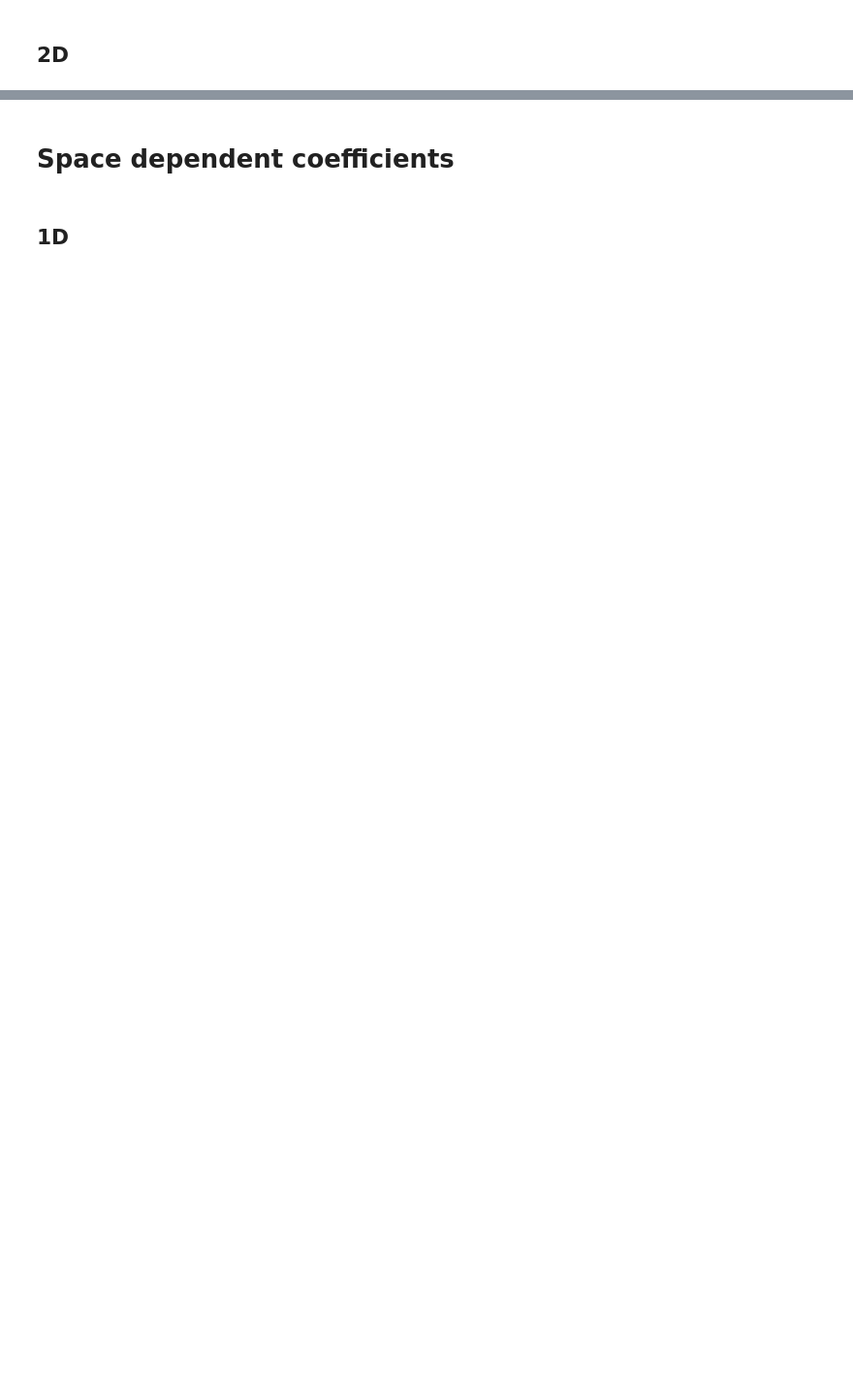
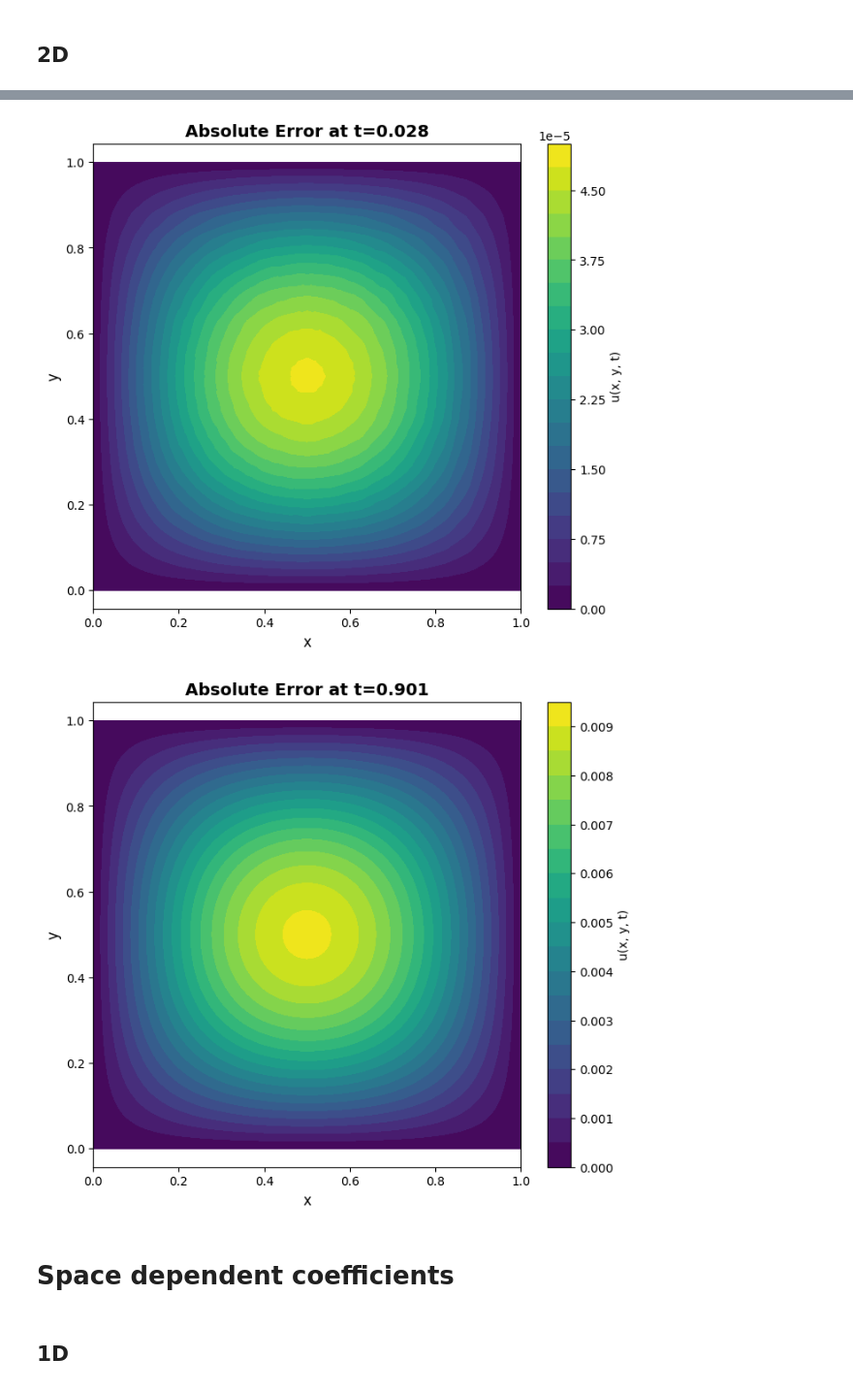
Before and after one commit to livelstorborg/FYS5429, a Jupyter notebook: code/main.ipynb, the cells around one changed output, grey strips where cells are left out. Shown at 97% size. Drawn from its saved outputs; the diff is of its cells as text; code cells hidden in the pictures; blank space fills up the shorter version.

```diff
--- a/code/main.ipynb
+++ b/code/main.ipynb
@@ -207,3 +203,51 @@ plot_scheme_error_at_t(
+# %%
+Nx = 100
+Ny = 100
+T = 1.0
+c = 1.0
+cfl = 0.5
+
+x, y, t, dx, dy, dt =create_grid(Nx=Nx, Ny=Ny, T=T, c=c, cfl=cfl, dim=2)
+
+u_exact_2D = u_exact(x, t, y, c=c, dim=2)
+u_fd_2D = fd_solve(x, t, dx, dt, y, dy, c=c, dim=2)
+# %%
+import matplotlib.pyplot as plt
+def plot_2d_heatmap(x, y, t, U, t_eval, title="", save_path=None):
+
+    # Finn nærmeste tidspunkt
+    idx = np.argmin(np.abs(t - t_eval))
+
+    # Lag heatmap
+    plt.figure(figsize=(8, 7))
+    X, Y = np.meshgrid(x, y)
+
+    plt.contourf(X, Y, U[idx, :, :].T, levels=20, cmap='viridis')
+    plt.colorbar(label='u(x, y, t)')
+
+    plt.xlabel('x', fontsize=12)
+    plt.ylabel('y', fontsize=12)
+    plt.title(f'{title} at t={t[idx]:.3f}', fontsize=14, fontweight='bold')
+    plt.axis('equal')
+
+    if save_path:
+        plt.savefig(save_path, dpi=300, bbox_inches='tight')
+
+    plt.show()
+
+
+# Bruk:
+
+plot_2d_heatmap(x, y, t, np.abs(u_fd_2D - u_exact_2D), t_eval=0.03,
+                title="Absolute Error",
+                save_path="figs/error_2d.pdf")
+
+plot_2d_heatmap(x, y, t, np.abs(u_fd_2D - u_exact_2D), t_eval=0.9,
+                title="Absolute Error",
+                save_path="figs/error_2d_03.pdf")
+# %% [output]
+[figure, added]
+[figure, added]
 # %% [markdown]
 # Space dependent coefficients
 # %% [markdown]
```
Also changed, not shown: parts of 8 cells of this notebook, 1 other file.
